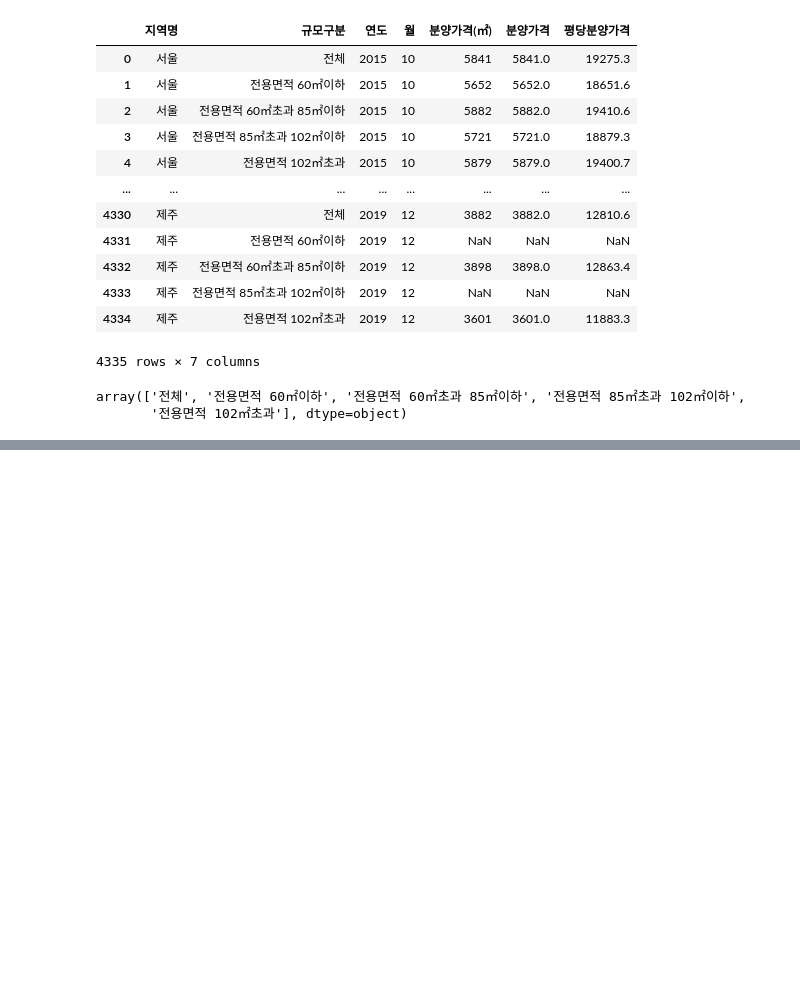
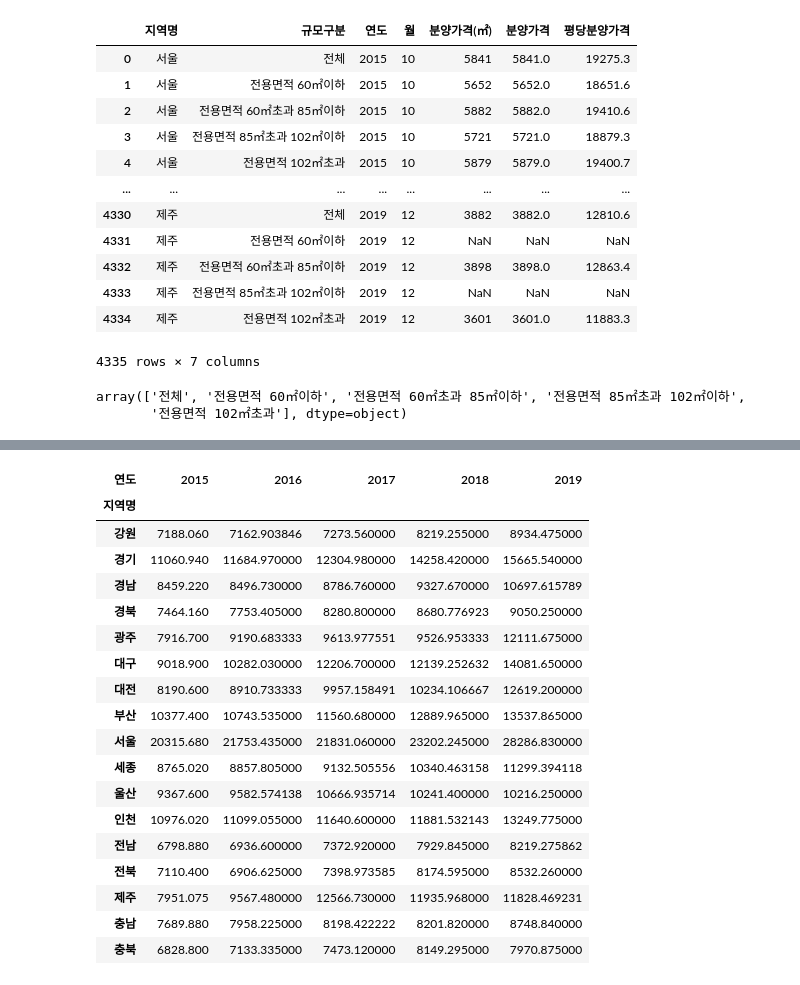
Before and after one commit to yekyung2/Python-DataAnalysis, a Jupyter notebook: practice1.ipynb, the cells around one changed output, grey strips where cells are left out. Drawn from its saved outputs; the diff is of its cells as text; code cells hidden in the pictures; blank space fills up the shorter version.

```diff
--- a/practice1.ipynb
+++ b/practice1.ipynb
@@ -314,0 +472,24 @@ Name: 전용면적, Length: 4335, dtype: object
+# %%
+# 맨 끝에 .T(.Transpose)를 이용해 index 순서를 변경할 수도 있다.
+g = df_last.groupby(["연도","지역명"])["평당분양가격"].mean()
+g.unstack().T
+# %% [output]
+| 연도 | 2015 | 2016 | 2017 | 2018 | 2019 |
+| 지역명 |  |  |  |  |  |
+| 강원 | 7188.060 | 7162.903846 | 7273.560000 | 8219.255000 | 8934.475000 |
+| 경기 | 11060.940 | 11684.970000 | 12304.980000 | 14258.420000 | 15665.540000 |
+| 경남 | 8459.220 | 8496.730000 | 8786.760000 | 9327.670000 | 10697.615789 |
+| 경북 | 7464.160 | 7753.405000 | 8280.800000 | 8680.776923 | 9050.250000 |
+| 광주 | 7916.700 | 9190.683333 | 9613.977551 | 9526.953333 | 12111.675000 |
+| 대구 | 9018.900 | 10282.030000 | 12206.700000 | 12139.252632 | 14081.650000 |
+| 대전 | 8190.600 | 8910.733333 | 9957.158491 | 10234.106667 | 12619.200000 |
+| 부산 | 10377.400 | 10743.535000 | 11560.680000 | 12889.965000 | 13537.865000 |
+| 서울 | 20315.680 | 21753.435000 | 21831.060000 | 23202.245000 | 28286.830000 |
+| 세종 | 8765.020 | 8857.805000 | 9132.505556 | 10340.463158 | 11299.394118 |
+| 울산 | 9367.600 | 9582.574138 | 10666.935714 | 10241.400000 | 10216.250000 |
+| 인천 | 10976.020 | 11099.055000 | 11640.600000 | 11881.532143 | 13249.775000 |
+| 전남 | 6798.880 | 6936.600000 | 7372.920000 | 7929.845000 | 8219.275862 |
+| 전북 | 7110.400 | 6906.625000 | 7398.973585 | 8174.595000 | 8532.260000 |
+| 제주 | 7951.075 | 9567.480000 | 12566.730000 | 11935.968000 | 11828.469231 |
+| 충남 | 7689.880 | 7958.225000 | 8198.422222 | 8201.820000 | 8748.840000 |
+| 충북 | 6828.800 | 7133.335000 | 7473.120000 | 8149.295000 | 7970.875000 |
```
Also changed, not shown: parts of 32 cells of this notebook.
